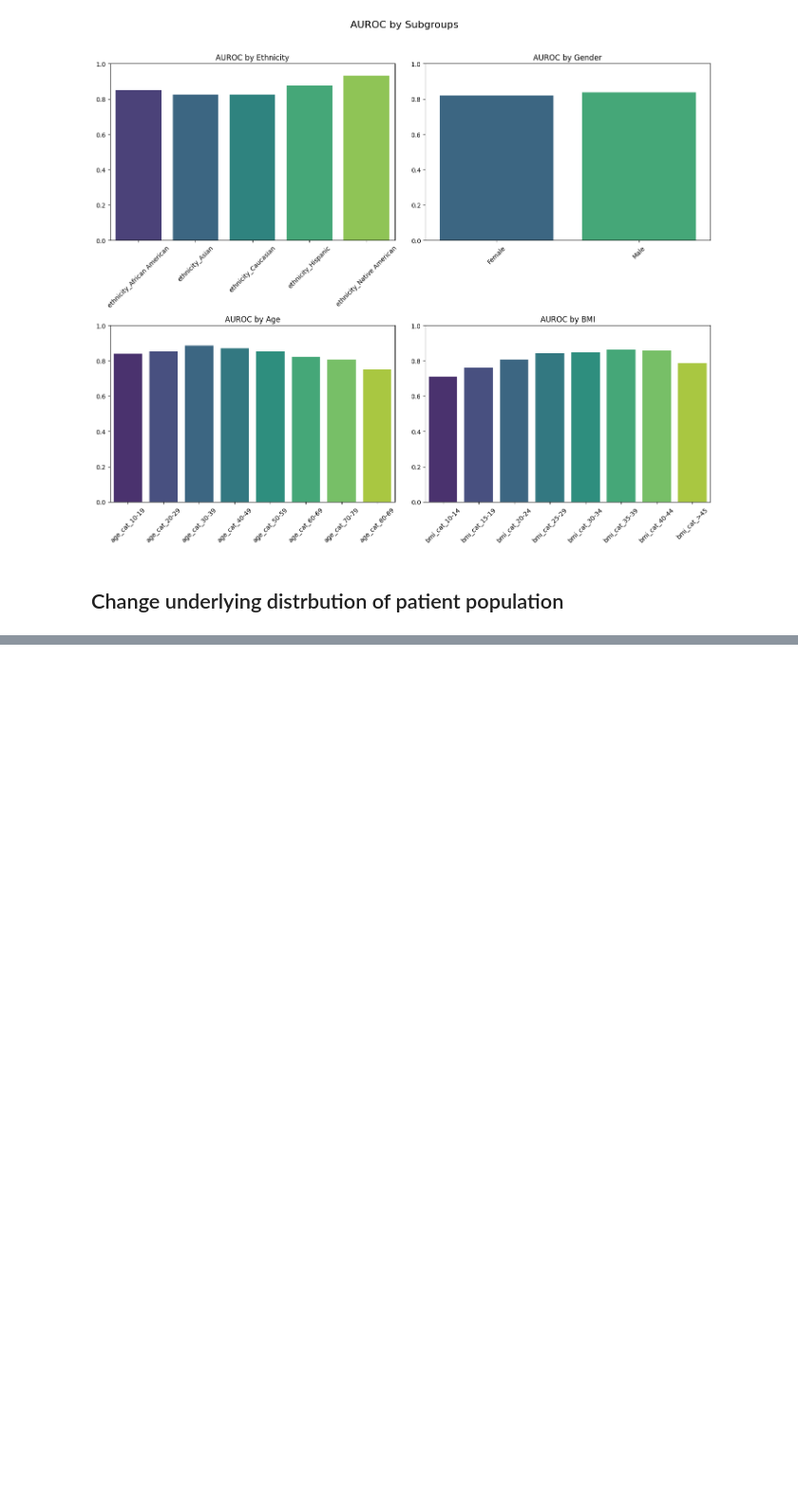
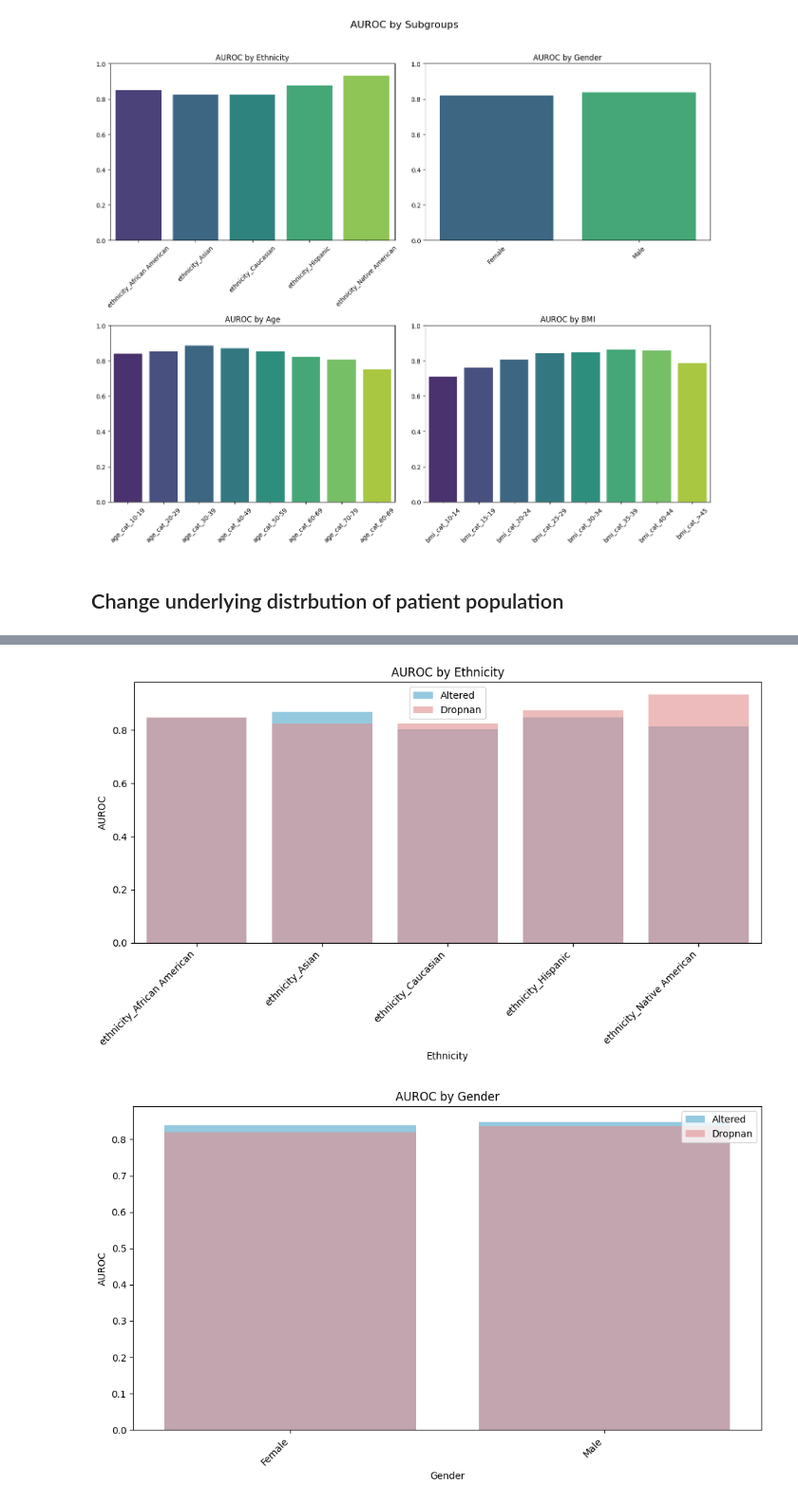
Before and after one commit to Mackenzie-Meni/UF-biasathon-workshop2025, a Jupyter notebook: 4_generate_model_card.ipynb, the cells around one changed output, grey strips where cells are left out. Shown: that part at 95% size. Saved outputs shown, nothing was run; the diff lists cells and outputs as text; code cells hidden in the pictures; blank space fills up the shorter version.

```diff
--- a/4_generate_model_card.ipynb
+++ b/4_generate_model_card.ipynb
@@ -663,0 +1030,23 @@ def random_switch_ethnicity_classes_80_percent_african_american(data_altered):
+# %%
+import matplotlib.pyplot as plt
+import seaborn as sns
+
+def plot_auroc_comparison(df, category, title):
+    plt.figure(figsize=(10, 6))
+    sns.barplot(x=category, y='AUROC_Altered', data=df, color='skyblue', label='Altered')
+    sns.barplot(x=category, y='AUROC_Dropnan', data=df, color='lightcoral', alpha=0.6, label='Dropnan')
+    plt.title(title)
+    plt.ylabel('AUROC')
+    plt.xticks(rotation=45, ha='right')
+    plt.legend()
+    plt.tight_layout()
+    plt.show()
+
+# Plot AUROC comparisons
+plot_auroc_comparison(ethnicity_df, 'Ethnicity', 'AUROC by Ethnicity')
+plot_auroc_comparison(gender_df, 'Gender', 'AUROC by Gender')
+plot_auroc_comparison(age_df, 'Age', 'AUROC by Age')
+plot_auroc_comparison(bmi_df, 'BMI', 'AUROC by BMI')
+# %% [output]
+[figure, added]
+[figure, added]
```
Also changed, not shown: parts of 14 cells of this notebook.
